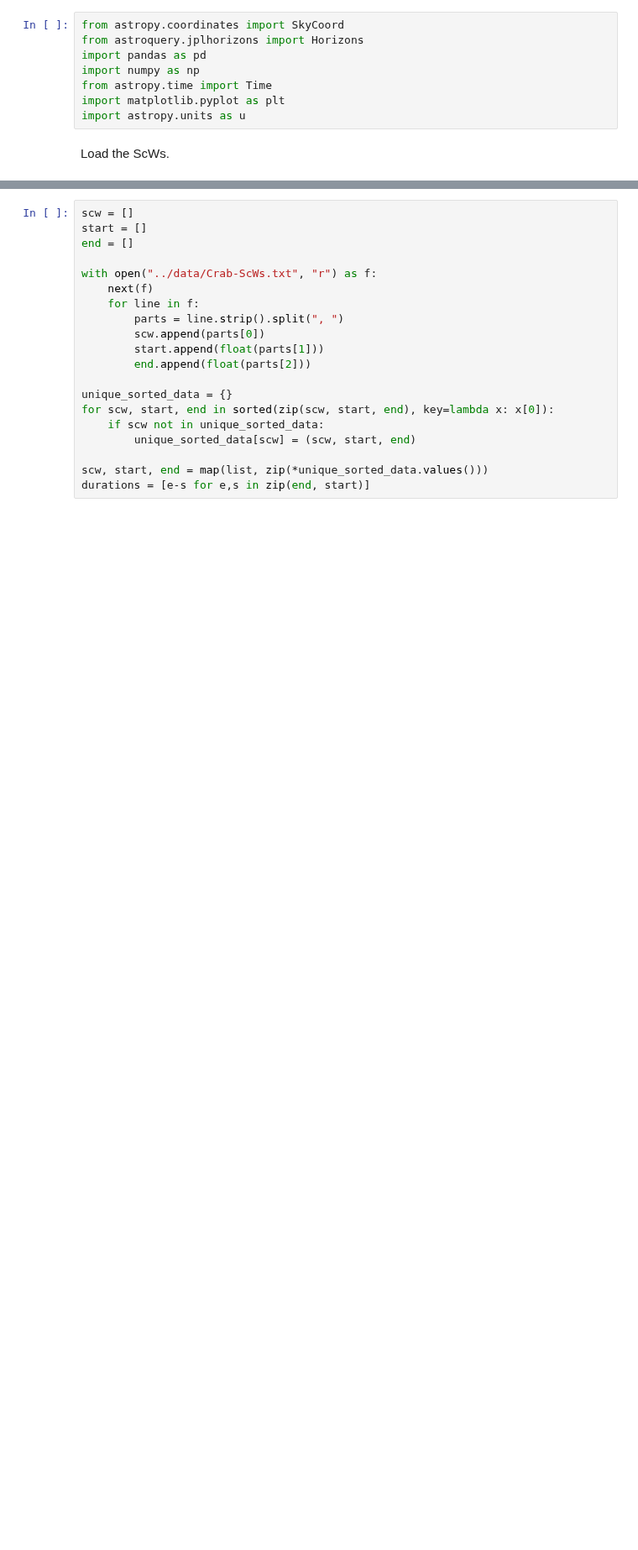
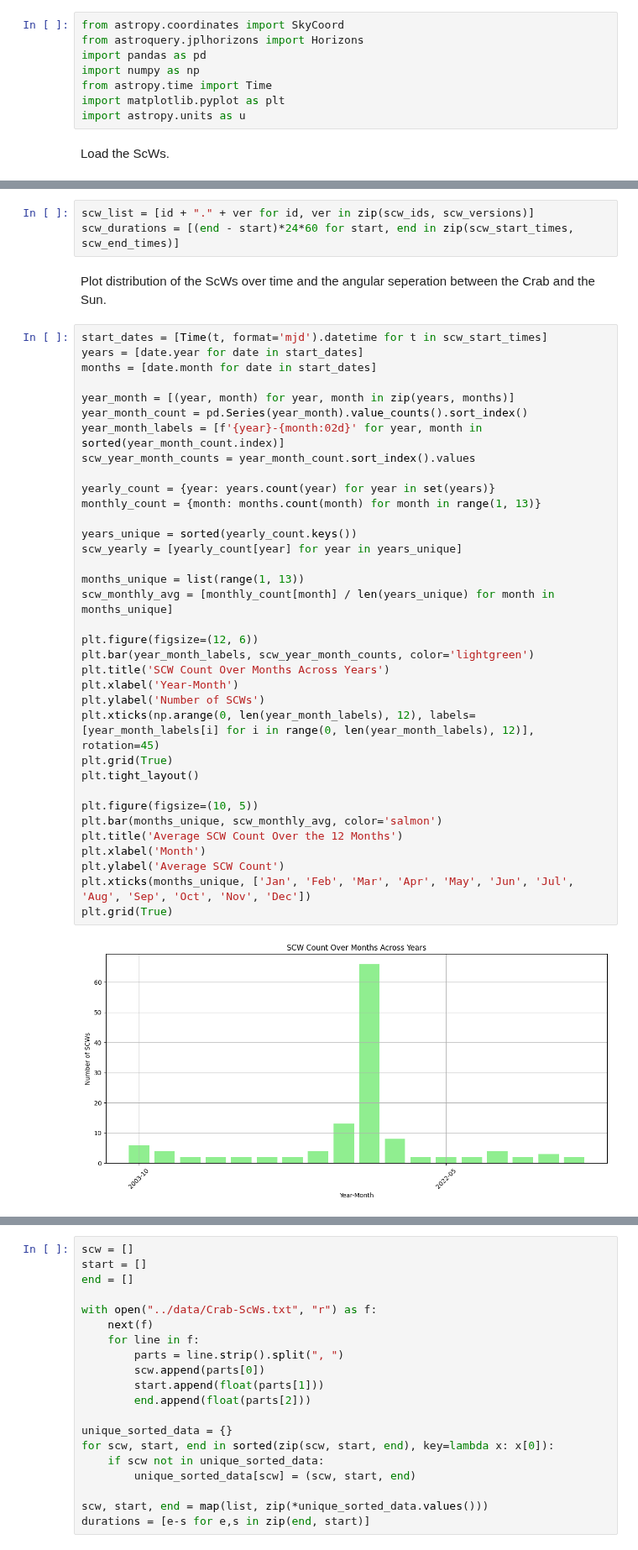
Before and after one commit to interstellxr/jupiter-xray-analysis, a Jupyter notebook: jupiter-xrays/calculations.ipynb, the cells around one changed output, grey strips where cells are left out. Shown at 84% size. Cells and saved outputs as stored; diff of their text form; blank space fills up the shorter version.

Commit message:
Added analysis of Jupiter ScW distribution

```diff
--- a/jupiter-xrays/calculations.ipynb
+++ b/jupiter-xrays/calculations.ipynb
@@ -32,0 +59,42 @@ Load the ScWs.
+# %%
+scw_list = [id + "." + ver for id, ver in zip(scw_ids, scw_versions)]
+scw_durations = [(end - start)*24*60 for start, end in zip(scw_start_times, scw_end_times)]
+# %% [markdown]
+Plot distribution of the ScWs over time and the angular seperation between the Crab and the Sun.
+# %%
+start_dates = [Time(t, format='mjd').datetime for t in scw_start_times]
+years = [date.year for date in start_dates]
+months = [date.month for date in start_dates]
+
+year_month = [(year, month) for year, month in zip(years, months)]
+year_month_count = pd.Series(year_month).value_counts().sort_index()
+year_month_labels = [f'{year}-{month:02d}' for year, month in sorted(year_month_count.index)]
+scw_year_month_counts = year_month_count.sort_index().values
+
+yearly_count = {year: years.count(year) for year in set(years)}
+monthly_count = {month: months.count(month) for month in range(1, 13)}
+
+years_unique = sorted(yearly_count.keys())
+scw_yearly = [yearly_count[year] for year in years_unique]
+
+months_unique = list(range(1, 13))
+scw_monthly_avg = [monthly_count[month] / len(years_unique) for month in months_unique]
+
+plt.figure(figsize=(12, 6))
+plt.bar(year_month_labels, scw_year_month_counts, color='lightgreen')
+plt.title('SCW Count Over Months Across Years')
+plt.xlabel('Year-Month')
+plt.ylabel('Number of SCWs')
+plt.xticks(np.arange(0, len(year_month_labels), 12), labels=[year_month_labels[i] for i in range(0, len(year_month_labels), 12)], rotation=45)
+plt.grid(True)
+plt.tight_layout()
+
+plt.figure(figsize=(10, 5))
+plt.bar(months_unique, scw_monthly_avg, color='salmon')
+plt.title('Average SCW Count Over the 12 Months')
+plt.xlabel('Month')
+plt.ylabel('Average SCW Count')
+plt.xticks(months_unique, ['Jan', 'Feb', 'Mar', 'Apr', 'May', 'Jun', 'Jul', 'Aug', 'Sep', 'Oct', 'Nov', 'Dec'])
+plt.grid(True)
+# %% [output]
+[figure, added]
```
Also changed, not shown: parts of 10 cells of this notebook.
